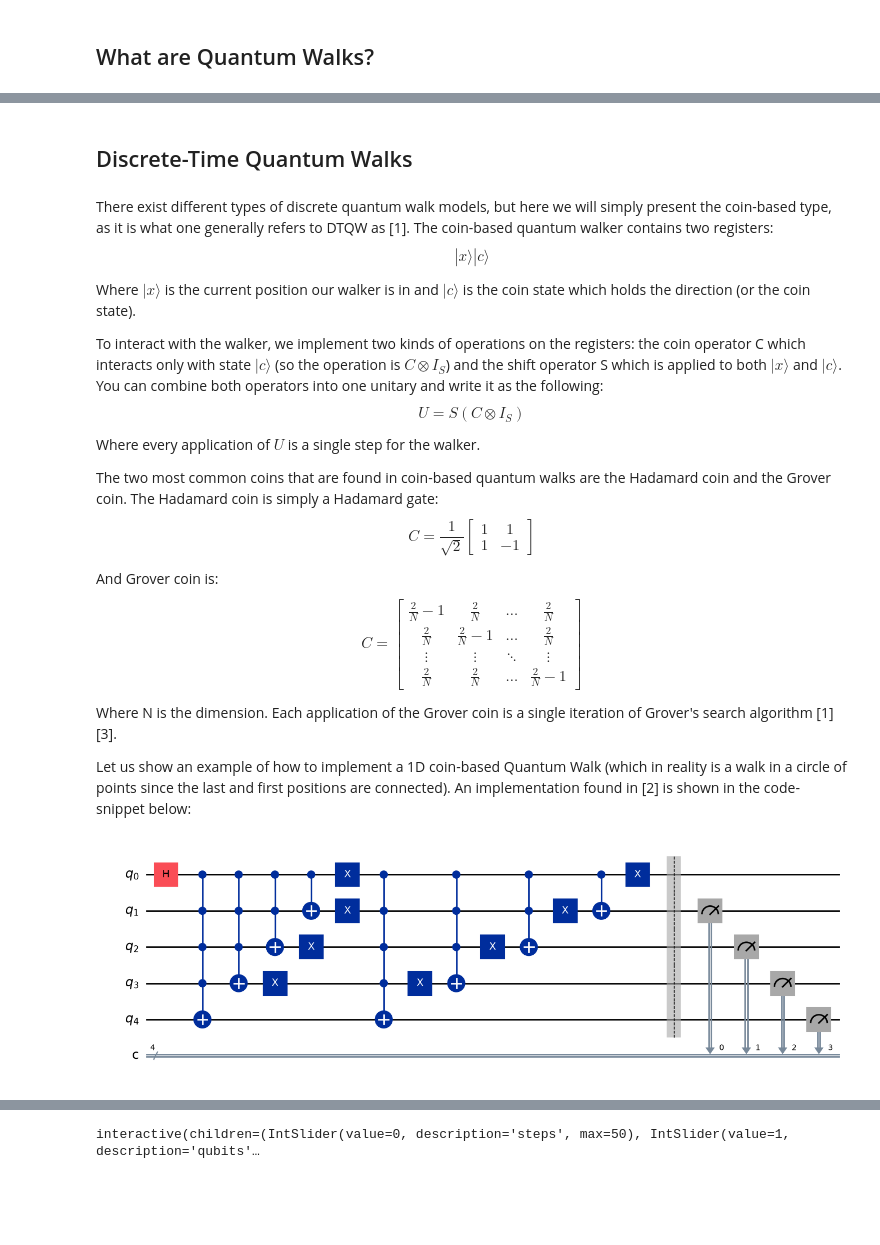
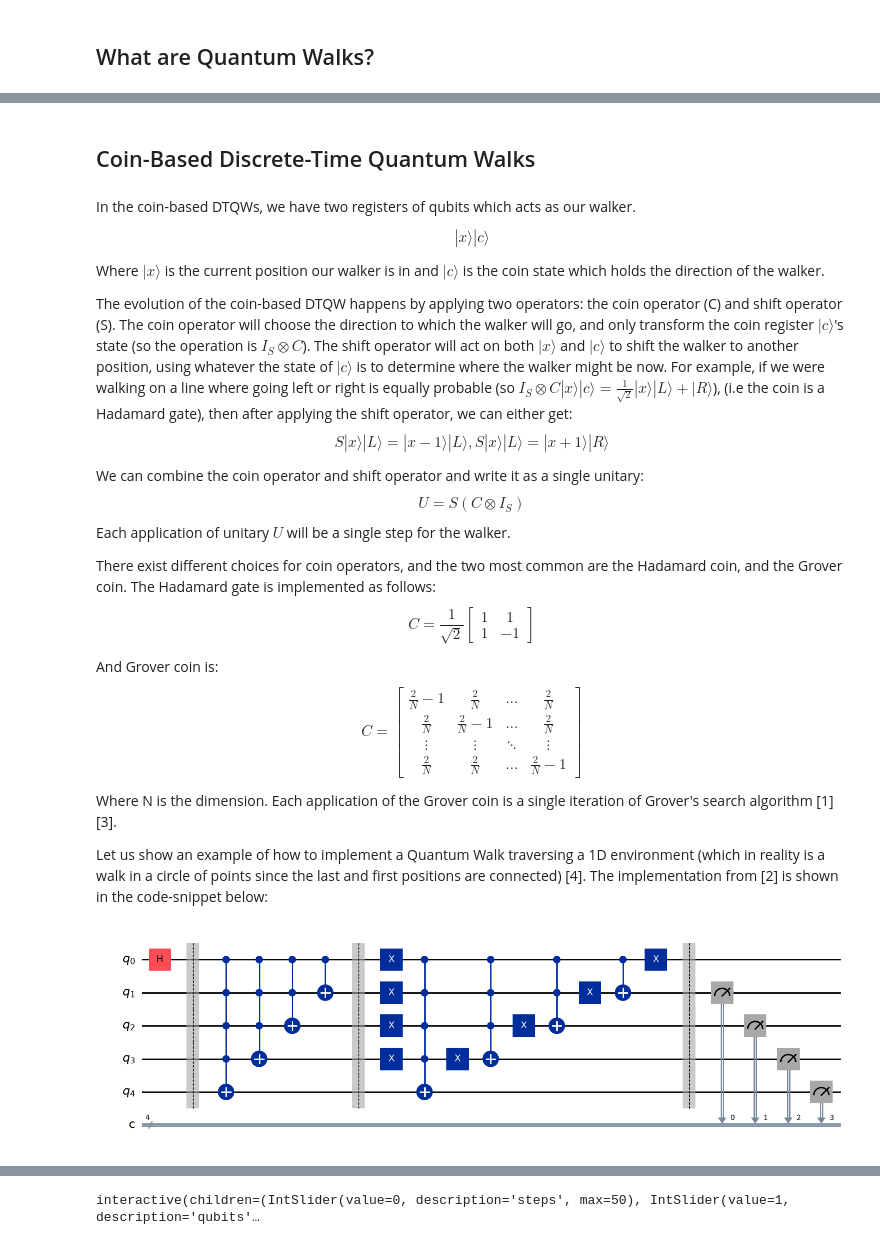
Before and after one commit to yamoceans/sciqis_project, a Jupyter notebook: q_walks.ipynb, the cells around one changed output, grey strips where cells are left out. Cells and saved outputs as stored; diff of their text form; code cells hidden in the pictures; blank space fills up the shorter version.

```diff
--- a/q_walks.ipynb
+++ b/q_walks.ipynb
@@ -29,24 +17,27 @@ Below are two types of types of Quantum Walks: Discrete-Time Quantum Walks (DTQW
 # %% [markdown]
-## Discrete-Time Quantum Walks
+## Coin-Based Discrete-Time Quantum Walks
 # %% [markdown]
+In the coin-based DTQWs, we have two registers of qubits which acts as our walker.
 
-There exist different types of discrete quantum walk models, but here we will simply present the coin-based type, as it is what one generally refers to DTQW as [1].
-The coin-based quantum walker contains two registers: $$ |x\rangle|c\rangle  $$
+$$ |x\rangle|c\rangle  $$
 
-Where $|x\rangle$ is the current position our walker is in and $|c\rangle$ is the coin state which holds the direction (or the coin state).
+Where $|x\rangle$ is the current position our walker is in and $|c\rangle$ is the coin state which holds the direction of the walker.
 
-To interact with the walker, we implement two kinds of operations on the registers: the coin operator C which interacts only with state $|c\rangle$ (so the operation is $C ⊗ I_S$) and the shift operator S which is applied to both $|x\rangle$ and $|c\rangle$. You can combine both operators into one unitary and write it as the following: $$U = S(C⊗I_S)$$
+The evolution of the coin-based DTQW happens by applying two operators: the coin operator (C) and shift operator (S). The coin operator will choose the direction to which the walker will go, and only transform the coin register $|c\rangle$'s state (so the operation is $ I_S ⊗ C$). The shift operator will act on both $|x\rangle$ and $|c\rangle$ to shift the walker to another position, using whatever the state of $|c\rangle$ is to determine where the walker might be now. For example, if we were walking on a line where going left or right is equally probable (so $I_S ⊗ C|x\rangle|c\rangle = \frac{1}{\sqrt{2}}|x\rangle|L\rangle + |R\rangle$), (i.e the coin is a Hadamard gate), then after applying the shift operator, we can either get: $$ S|x\rangle|L\rangle = |x - 1\rangle|L\rangle, S|x\rangle|L\rangle = |x + 1\rangle|R\rangle $$
 
-Where every application of $U$ is a single step for the walker.
+We can combine the coin operator and shift operator and write it as a single unitary: $$ U = S(C⊗I_S) $$
+Each application of unitary $U$ will be a single step for the walker.
 
-The two most common coins that are found in coin-based quantum walks are the Hadamard coin and the Grover coin. The Hadamard coin is simply a Hadamard gate:  $$ C = \frac{1}{\sqrt{2}} \begin{bmatrix} 1 & 1 \\ 1 & -1 \end{bmatrix} $$
+There exist different choices for coin operators, and the two most common are the Hadamard coin, and the Grover coin.
+The Hadamard gate is implemented as follows: $$ C = \frac{1}{\sqrt{2}} \begin{bmatrix} 1 & 1 \\ 1 & -1 \end{bmatrix} $$
 
-And Grover coin is:  $$ C = \begin{bmatrix} \frac{2}{N} - 1 & \frac{2}{N} & \dots & \frac{2}{N} \\ \frac{2}{N} & \frac{2}{N} - 1 & \dots & \frac{2}{N} \\ \vdots & \vdots & \ddots & \vdots \\ \frac{2}{N} & \frac{2}{N} & \dots & \frac{2}{N} - 1  \end{bmatrix}$$
+And Grover coin is: $$ C = \begin{bmatrix} \frac{2}{N} - 1 & \frac{2}{N} & \dots & \frac{2}{N} \\ \frac{2}{N} & \frac{2}{N} - 1 & \dots & \frac{2}{N} \\ \vdots & \vdots & \ddots & \vdots \\ \frac{2}{N} & \frac{2}{N} & \dots & \frac{2}{N} - 1  \end{bmatrix} $$
 
 Where N is the dimension. Each application of the Grover coin is a single iteration of Grover's search algorithm [1][3].
 
-Let us show an example of how to implement a 1D coin-based Quantum Walk (which in reality is a walk in a circle of points since the last and first positions are connected). An implementation found in [2] is shown in the code-snippet below:
+Let us show an example of how to implement a Quantum Walk traversing a 1D environment (which in reality is a walk in a circle of points since the last and first positions are connected) [4]. The implementation from [2] is shown in the code-snippet below:
 # %%
+
 def oned_incr_operator(q_cir, pos_register):
 
     # Creates an increment operator for pos_register number of qubits
@@ -91,36 +82,40 @@ def oned_steps(num_steps, q_cir, pos_register):
 
     for i in range(0, num_steps):
         q_cir.h(0)
+        #q_cir.s(0)
+        q_cir.barrier()
         oned_incr_operator(q_cir, pos_register)
+        q_cir.barrier()
         oned_decr_operator(q_cir, pos_register)
 
 def oned_create_circuit(num_steps, pos_register):
 
     # Creates our quantum circuit
 
     q_cir = QuantumCircuit(1 + pos_register, pos_register)
 
     oned_steps(num_steps, q_cir, pos_register)
 
     q_cir.barrier()
+
     for i in range(0, pos_register):
         q_cir.measure(i + 1, i)
 
     return q_cir
 
 def oned_run_circuit(q_cir, shots):
 
     # Runs a given circuit some shots number of times
 
     sampler = StatevectorSampler()
     result = sampler.run([q_cir], shots=shots).result()
     return result[0].data.c.get_counts()
 
 position_register = 4
 number_of_steps = 1
 qc = oned_create_circuit(number_of_steps, position_register)
 
 qc.draw(output="mpl")
 # %% [output]
-[figure, old version]
+[figure, new version]
 # %% [markdown]
```
Also changed, not shown: parts of 20 cells of this notebook.
